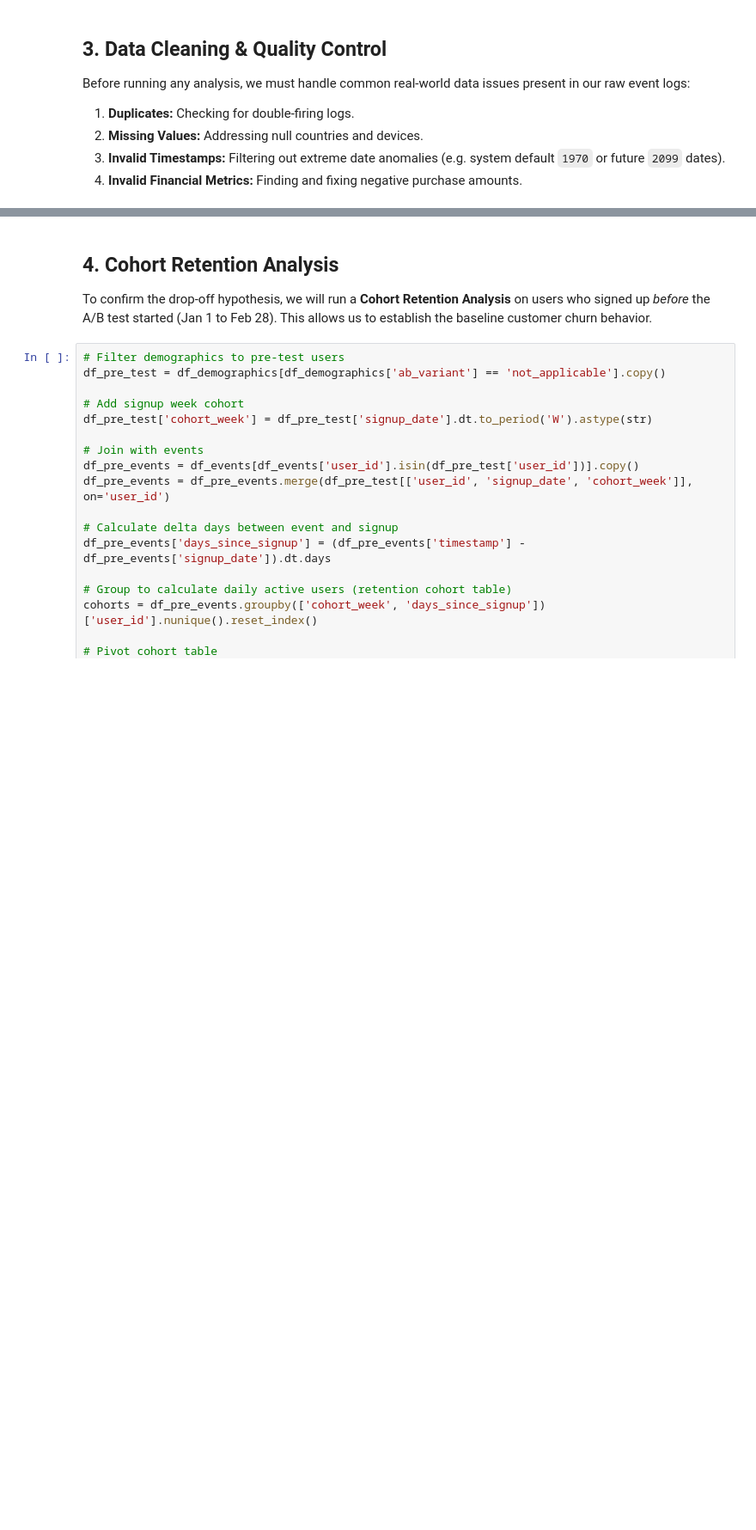
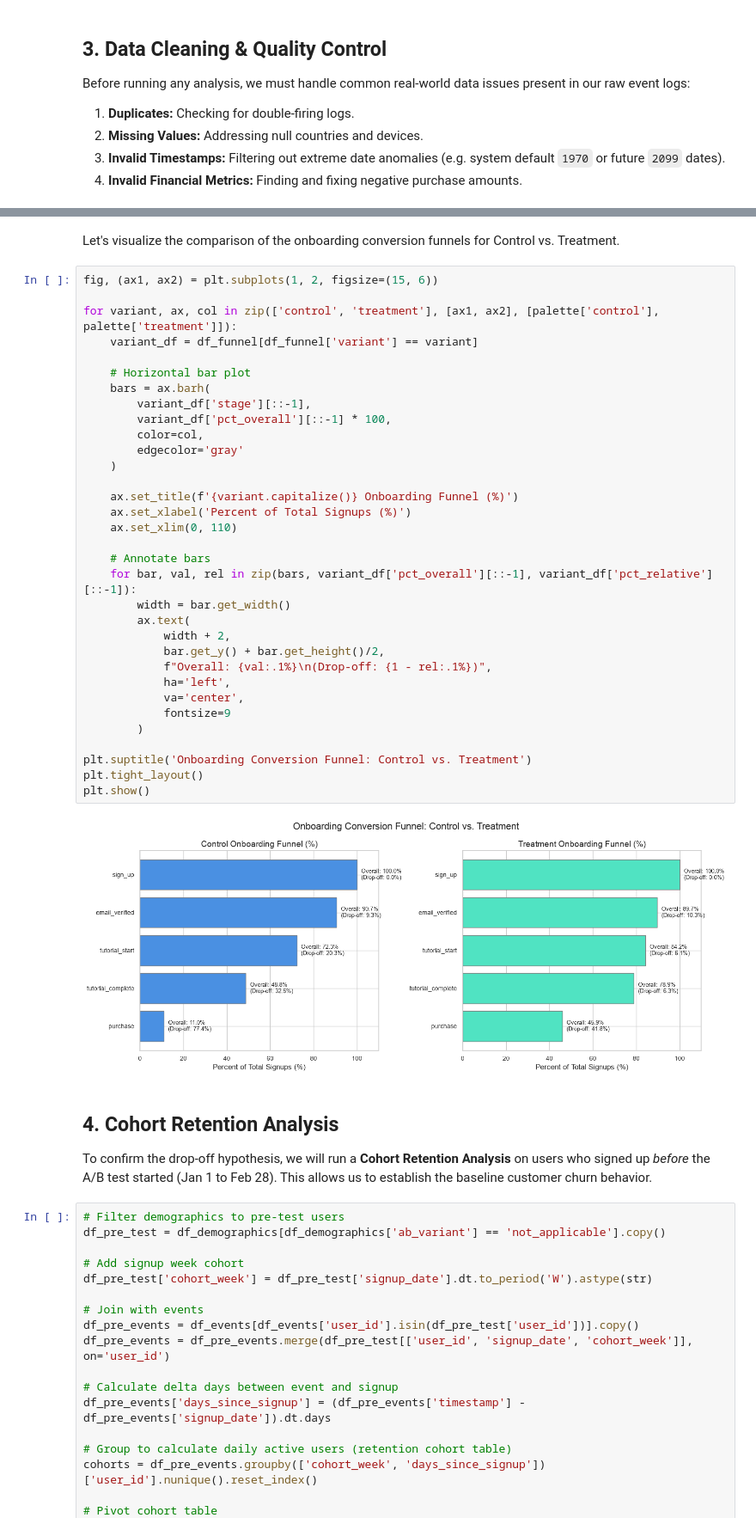
Before and after one commit to israr1234567890/product-analytics-ab-testing, a Jupyter notebook: notebooks/product_analytics_ab_testing.ipynb, the cells around one changed output, grey strips where cells are left out. Shown at 86% size. Cells and saved outputs as stored; diff of their text form; blank space fills up the shorter version.

Commit message:
Expand portfolio project: add funnel analysis, SQL queries, dashboard guide, slide outline, and interactive Streamlit web dashboard

```diff
--- a/notebooks/product_analytics_ab_testing.ipynb
+++ b/notebooks/product_analytics_ab_testing.ipynb
@@ -149,3 +211,40 @@ Cleaned Events Shape: (102424, 5)
+# %% [markdown]
+Let's visualize the comparison of the onboarding conversion funnels for Control vs. Treatment.
+# %%
+fig, (ax1, ax2) = plt.subplots(1, 2, figsize=(15, 6))
+
+for variant, ax, col in zip(['control', 'treatment'], [ax1, ax2], [palette['control'], palette['treatment']]):
+    variant_df = df_funnel[df_funnel['variant'] == variant]
+
+    # Horizontal bar plot
+    bars = ax.barh(
+        variant_df['stage'][::-1],
+        variant_df['pct_overall'][::-1] * 100,
+        color=col,
+        edgecolor='gray'
+    )
+
+    ax.set_title(f'{variant.capitalize()} Onboarding Funnel (%)')
+    ax.set_xlabel('Percent of Total Signups (%)')
+    ax.set_xlim(0, 110)
+
+    # Annotate bars
+    for bar, val, rel in zip(bars, variant_df['pct_overall'][::-1], variant_df['pct_relative'][::-1]):
+        width = bar.get_width()
+        ax.text(
+            width + 2,
+            bar.get_y() + bar.get_height()/2,
+            f"Overall: {val:.1%}\n(Drop-off: {1 - rel:.1%})",
+            ha='left',
+            va='center',
+            fontsize=9
+        )
+
+plt.suptitle('Onboarding Conversion Funnel: Control vs. Treatment')
+plt.tight_layout()
+plt.show()
+# %% [output]
+[figure, added]
 # %% [markdown]
 ## 4. Cohort Retention Analysis
 To confirm the drop-off hypothesis, we will run a **Cohort Retention Analysis** on users who signed up *before* the A/B test started (Jan 1 to Feb 28). This allows us to establish the baseline customer churn behavior.
```
Also changed, not shown: parts of 12 cells of this notebook, 9 other files.
